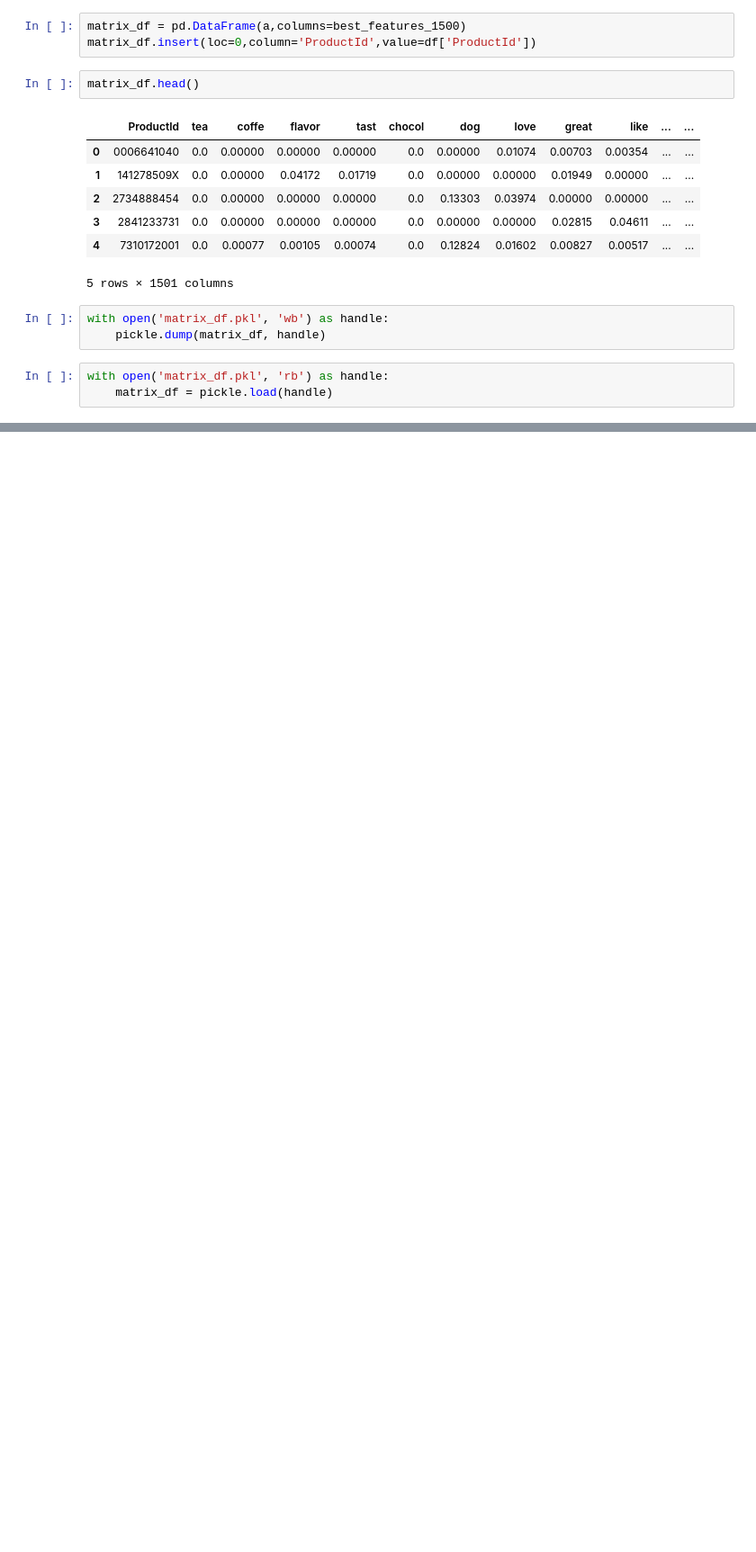
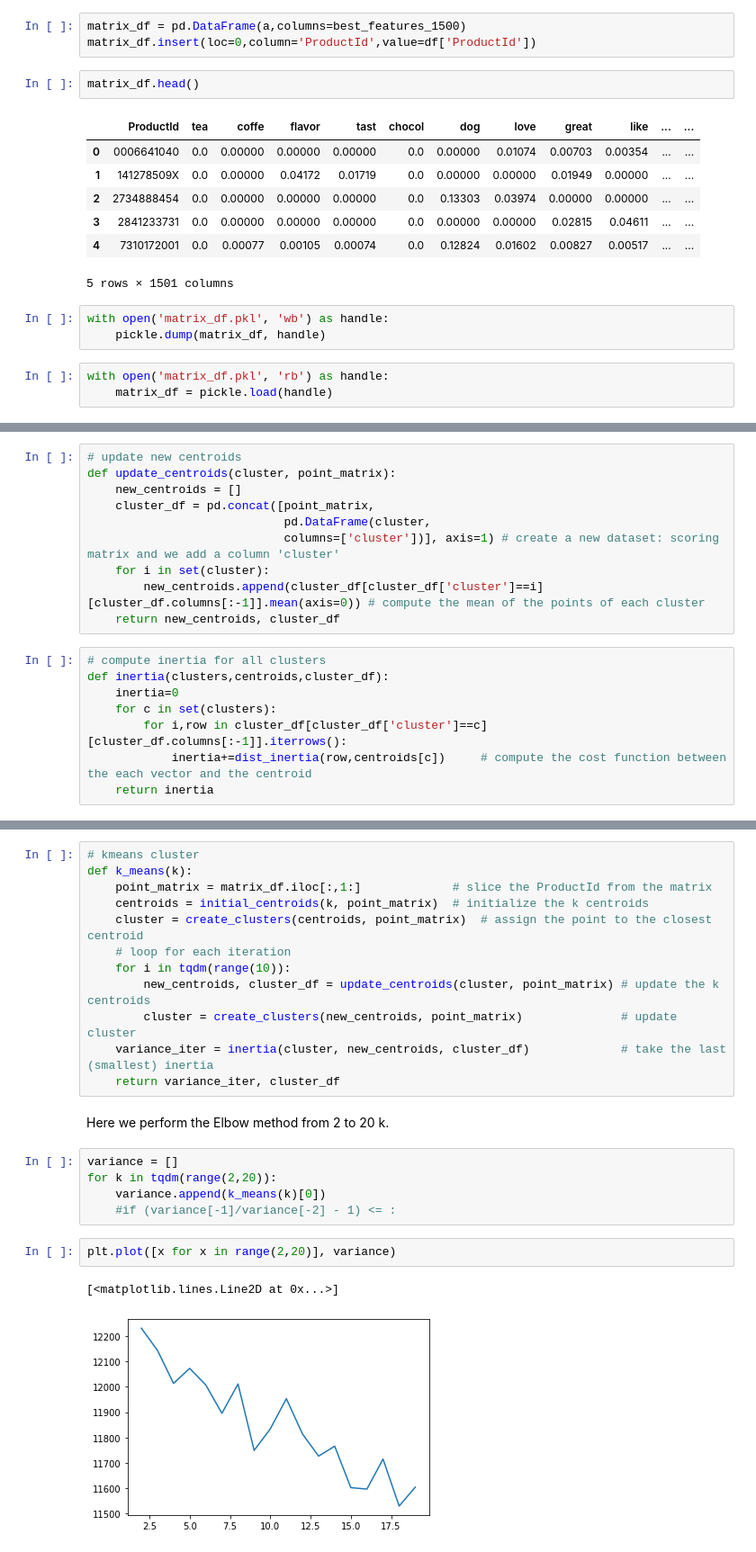
Before and after one commit to mimmospoto/ADM-HW4-Group4, a Jupyter notebook: Exercise2_22_12_20.ipynb, the cells around one changed output, grey strips where cells are left out. Shown at 90% size. Cells and saved outputs as stored; diff of their text form; blank space fills up the shorter version.

```diff
--- a/Exercise2_21_12_20.ipynb
+++ b/Exercise2_22_12_20.ipynb
@@ -366 +377,19 @@ def create_clusters(centroids, point_matrix):
     return clusters
+# %%
+# update new centroids
+def update_centroids(cluster, point_matrix):
+    new_centroids = []
+    cluster_df = pd.concat([point_matrix,
+                            pd.DataFrame(cluster,
+                            columns=['cluster'])], axis=1) # create a new dataset: scoring matrix and we add a column 'cluster'
+    for i in set(cluster):
+        new_centroids.append(cluster_df[cluster_df['cluster']==i][cluster_df.columns[:-1]].mean(axis=0)) # compute the mean of the points of each cluster
+    return new_centroids, cluster_df
+# %%
+# compute inertia for all clusters
+def inertia(clusters,centroids,cluster_df):
+    inertia=0
+    for c in set(clusters):
+        for i,row in cluster_df[cluster_df['cluster']==c][cluster_df.columns[:-1]].iterrows():
+            inertia+=dist_inertia(row,centroids[c])     # compute the cost function between the each vector and the centroid
+    return inertia
@@ -366,0 +400,24 @@ def create_clusters(centroids, point_matrix):
+# %%
+# kmeans cluster
+def k_means(k):
+    point_matrix = matrix_df.iloc[:,1:]             # slice the ProductId from the matrix
+    centroids = initial_centroids(k, point_matrix)  # initialize the k centroids
+    cluster = create_clusters(centroids, point_matrix)  # assign the point to the closest centroid
+    # loop for each iteration
+    for i in tqdm(range(10)):
+        new_centroids, cluster_df = update_centroids(cluster, point_matrix) # update the k centroids
+        cluster = create_clusters(new_centroids, point_matrix)              # update cluster
+    variance_iter = inertia(cluster, new_centroids, cluster_df)             # take the last (smallest) inertia
+    return variance_iter, cluster_df
+# %% [markdown]
+Here we perform the Elbow method from 2 to 20 k.
+# %%
+variance = []
+for k in tqdm(range(2,20)):
+    variance.append(k_means(k)[0])
+    #if (variance[-1]/variance[-2] - 1) <= :
+# %%
+plt.plot([x for x in range(2,20)], variance)
+# %% [output]
+[<matplotlib.lines.Line2D at 0x...>]
+[figure, added]
```
Also changed, not shown: parts of 42 cells of this notebook.
